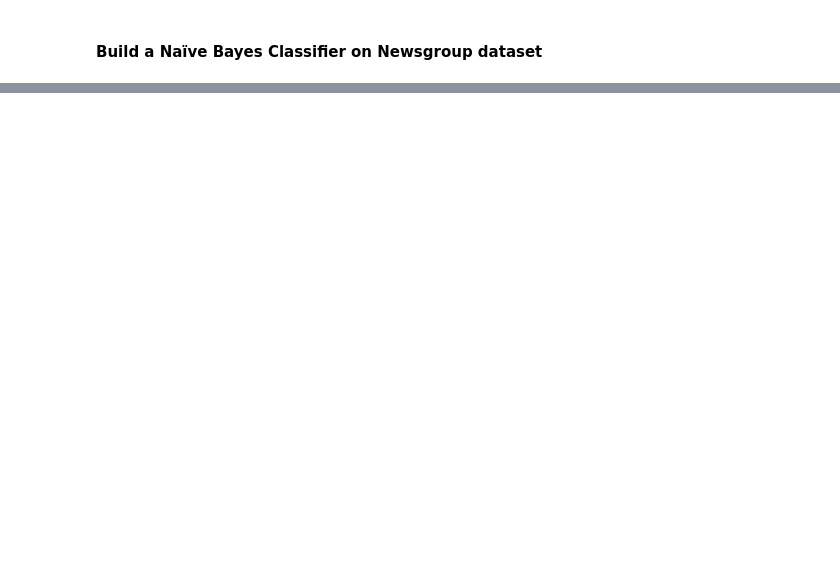
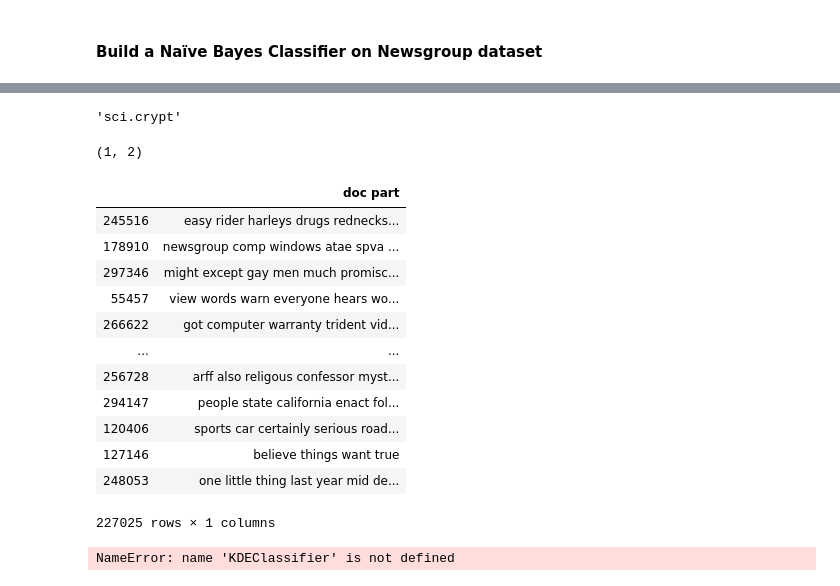
Before and after one commit to anmolmore/Chatbot-for-COVID-19-FAQ-using-Dialogflow, a Jupyter notebook: DMG2/assignment/Anmol More - 11915043.ipynb, the cells around one changed output, grey strips where cells are left out. Drawn from its saved outputs; the diff is of its cells as text; code cells hidden in the pictures; blank space fills up the shorter version.

```diff
--- a/DMG2/assignment/Anmol More - 11915043.ipynb
+++ b/DMG2/assignment/Anmol More - 11915043.ipynb
@@ -723,0 +931,8 @@ news_group_dataset
+# %%
+%%time
+
+#drop all rows which doesn't event even have a word with 3 characters
+df_docs['doc part'] = df_docs['doc part'].map(clean_get_words)
+print(df_docs.shape)
+df_docs = df_docs[df_docs['doc part'].map(len) > 10]
+print(df_docs.shape)
@@ -723,0 +944,4 @@ news_group_dataset
+# %%
+X = df_docs.loc[:, df_docs.columns == 'doc part']
+y = df_docs.loc[:, df_docs.columns == 'document']
+X_train, X_test, y_train, y_test = train_test_split(X, y, test_size=0.2, random_state=11915043)
@@ -723,0 +1031,4 @@ news_group_dataset
+# %%
+y_train.document[0]
+# %% [output]
+'sci.crypt'
@@ -723,0 +1052,38 @@ news_group_dataset
+# %%
+from sklearn.feature_extraction.text import TfidfVectorizer
+tfidf = TfidfVectorizer()
+X_train_tfidf = tfidf.fit_transform(X_train)
+X_train_tfidf.shape
+# %% [output]
+(1, 2)
+# %%
+X_train
+# %% [output]
+|  | doc part |
+| 245516 | easy rider harleys drugs rednecks... |
+| 178910 | newsgroup comp windows atae spva ... |
+| 297346 | might except gay men much promisc... |
+| 55457 | view words warn everyone hears wo... |
+| 266622 | got computer warranty trident vid... |
+| ... | ... |
+| 256728 | arff also religous confessor myst... |
+| 294147 | people state california enact fol... |
+| 120406 | sports car certainly serious road... |
+| 127146 | believe things want true |
+| 248053 | one little thing last year mid de... |
+227025 rows × 1 columns
+# %%
+from sklearn.datasets import load_digits
+from sklearn.model_selection import GridSearchCV
+from sklearn.neighbors import KernelDensity
+import numpy as np
+
+digits = load_digits()
+
+bandwidths = 10 ** np.linspace(0, 2, 100)
+grid = GridSearchCV(KDEClassifier(), {'bandwidth': bandwidths})
+grid.fit(digits.data, digits.target)
+
+scores = [val.mean_validation_score for val in grid.cv_results_]
+# %% [output]
+NameError: name 'KDEClassifier' is not defined
```
Also changed, not shown: parts of 39 cells of this notebook, 8 other files.
